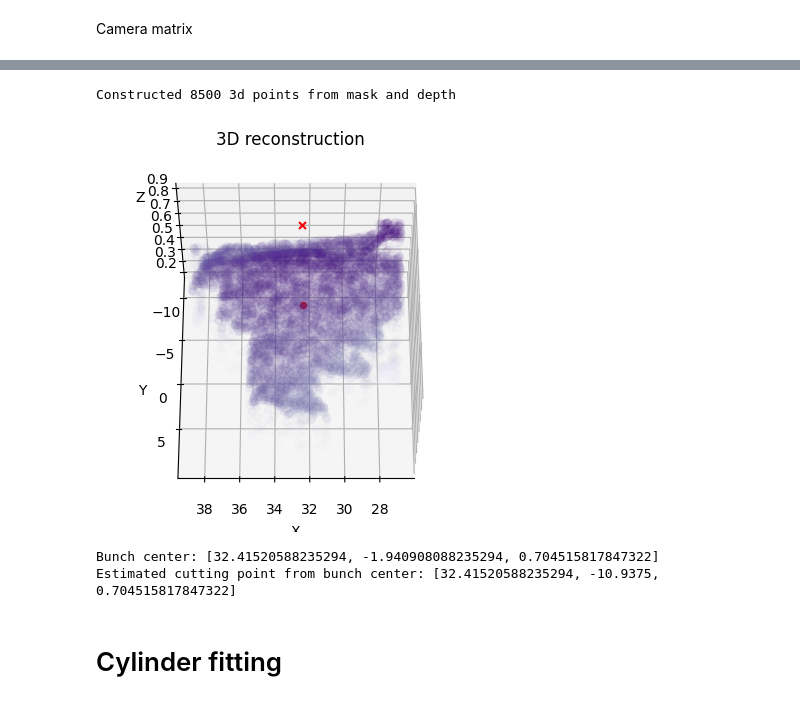
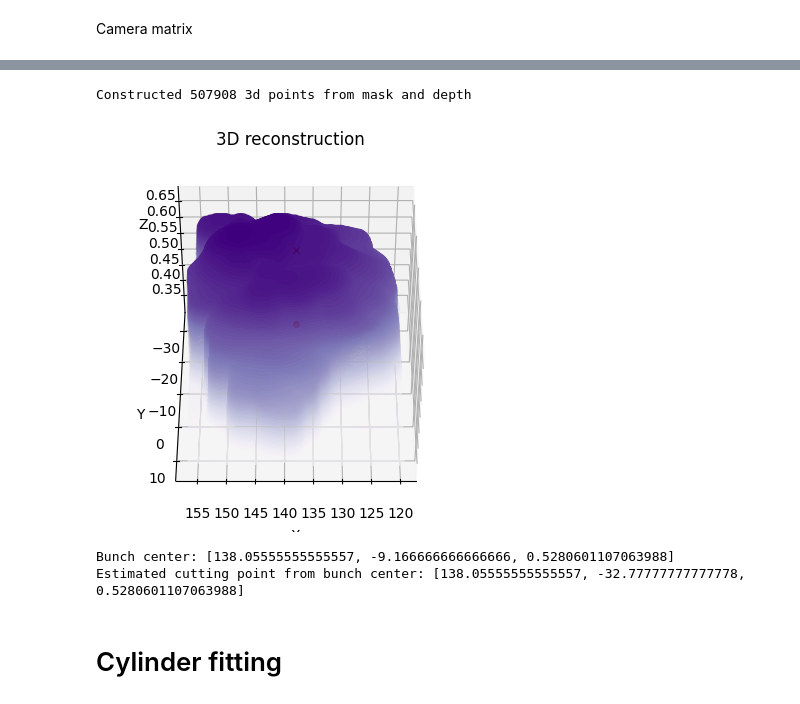
Before and after one commit to adi-balaji/grape_rob, a Jupyter notebook: grape_masking/wgisd_masking.ipynb, the cells around one changed output, grey strips where cells are left out. Cells and saved outputs as stored; diff of their text form; code cells hidden in the pictures.

```diff
--- a/grape_masking/wgisd_masking.ipynb
+++ b/grape_masking/wgisd_masking.ipynb
@@ -401,7 +401,7 @@ from torchvision.transforms.functional import to_tensor
 from PIL import Image
 import matplotlib.pyplot as plt
 
-test = Image.open('grapes_test.jpeg')
+test = Image.open('lab4.JPG')
 test_tensor = to_tensor(test).unsqueeze(0)
 
 with torch.no_grad():
@@ -447,7 +449,7 @@ from transformers import pipeline
 pipe = pipeline(task="depth-estimation", model="LiheYoung/depth-anything-small-hf")
 
 # load image
-image = Image.open('grapes_test.jpeg')
+image = Image.open('lab4.JPG')
 
 # inference
 out = pipe(image)
@@ -467,8 +469,8 @@ Center grape bunch mask:  torch.Size([1, 1412, 2124])
 # %% [markdown]
 Camera matrix
 # %%
-fx = 32
-fy = 32
+fx = 18
+fy = 18
 cx = best_mask.shape[0] / 2
 cy = best_mask.shape[1] / 2
 
@@ -514,43 +516,43 @@ def point_cloud_reconstruction(depth_tensor, K_inv, sparse_point_cloud=False, sp
 # %%
 # depth_tensor = torch.flip(depth_tensor, dims=[1])
 
-points = point_cloud_reconstruction(depth_tensor, K_inv, sparse_point_cloud=True, sparse_points=8500)
+points = point_cloud_reconstruction(depth_tensor, K_inv, sparse_point_cloud=False, sparse_points=8500)
 # %% [output]
-Constructed 8500 3d points from mask and depth
+Constructed 507908 3d points from mask and depth
 # %%
 #Visualize point cloud plot
 import matplotlib.pyplot as plt
 
 x = points[:, 0]
 y = points[:, 1]
 z = points[:, 2]
 
 mean_point = [np.mean(x), np.mean(y), np.mean(z)]
 estimated_cutting_from_bunch_center = [mean_point[0], np.min(y) - 2, mean_point[2]]
 
 fig = plt.figure()
 ax = fig.add_subplot(111, projection='3d')
 
 ax.scatter(x, y, z, c=z, cmap='Purples', alpha=0.04, s=30) # grape point cloud
 ax.scatter(mean_point[0], mean_point[1], mean_point[2], c='red', marker='o') # bunch center
 ax.scatter(mean_point[0], np.min(y) - 2, mean_point[2], c='red', marker='x', s=25) #estimated cutting point
 
 
 ax.set_xlabel('X')
 ax.set_ylabel('Y')
 ax.set_zlabel('Z')
 ax.set_title('3D reconstruction')
-ax.view_init(elev=60, azim=90, roll=0)
+ax.view_init(elev=45, azim=90, roll=0)
 ax.autoscale_view()
 
 plt.show()
 
 print(f'Bunch center: {mean_point}')
 print(f'Estimated cutting point from bunch center: {estimated_cutting_from_bunch_center}')
 # %% [output]
-[figure, old version]
+[figure, new version]
-Bunch center: [32.41520588235294, -1.940908088235294, 0.704515817847322]
-Estimated cutting point from bunch center: [32.41520588235294, -10.9375, 0.704515817847322]
+Bunch center: [138.05555555555557, -9.166666666666666, 0.5280601107063988]
+Estimated cutting point from bunch center: [138.05555555555557, -32.77777777777778, 0.5280601107063988]
 # %% [markdown]
 # Cylinder fitting
 # %%
```
Also changed, not shown: parts of 6 cells of this notebook, 9 other files.
